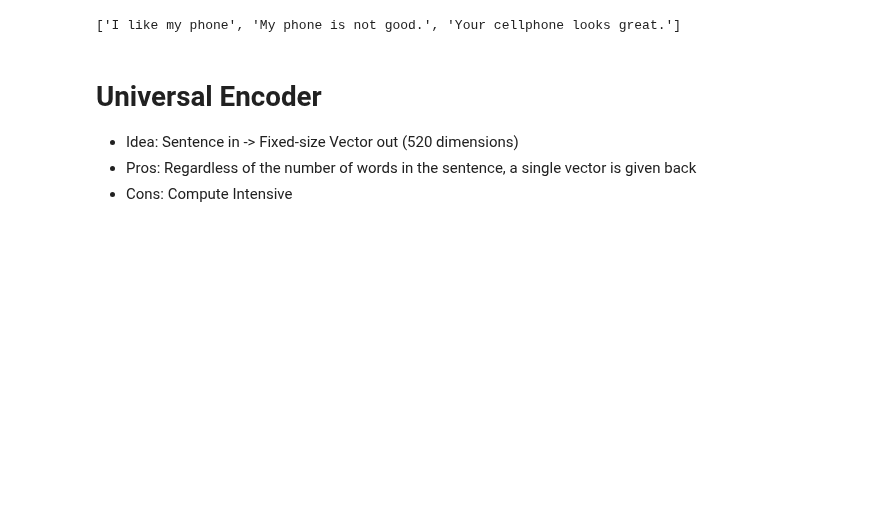
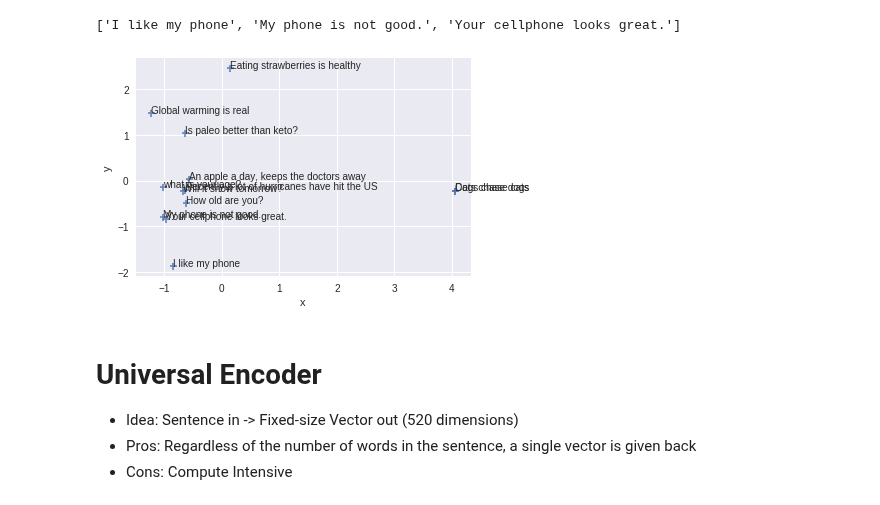
Before and after one commit to mohammedterry/NLP_for_ML, a Jupyter notebook: Sentence_Embeddings.ipynb, the cells around one changed output. Drawn from its saved outputs; the diff is of its cells as text; code cells hidden in the pictures; blank space fills up the shorter version.

```diff
--- a/Sentence_Embeddings.ipynb
+++ b/Sentence_Embeddings.ipynb
@@ -88,6 +110,10 @@ ranked_candidates = [example_sentences[idx] for _,idx in ranked_candidates_idx[:
 ranked_candidates
 # %% [output]
 ['I like my phone', 'My phone is not good.', 'Your cellphone looks great.']
+# %%
+plot_sentences(example_sentences, [spacy_sentence.vector for spacy_sentence in spacy_sentences])
+# %% [output]
+[figure, added]
 # %% [markdown]
 # Universal Encoder
 * Idea: Sentence in -> Fixed-size Vector out (520 dimensions)
```
Also changed, not shown: parts of 56 cells of this notebook.
